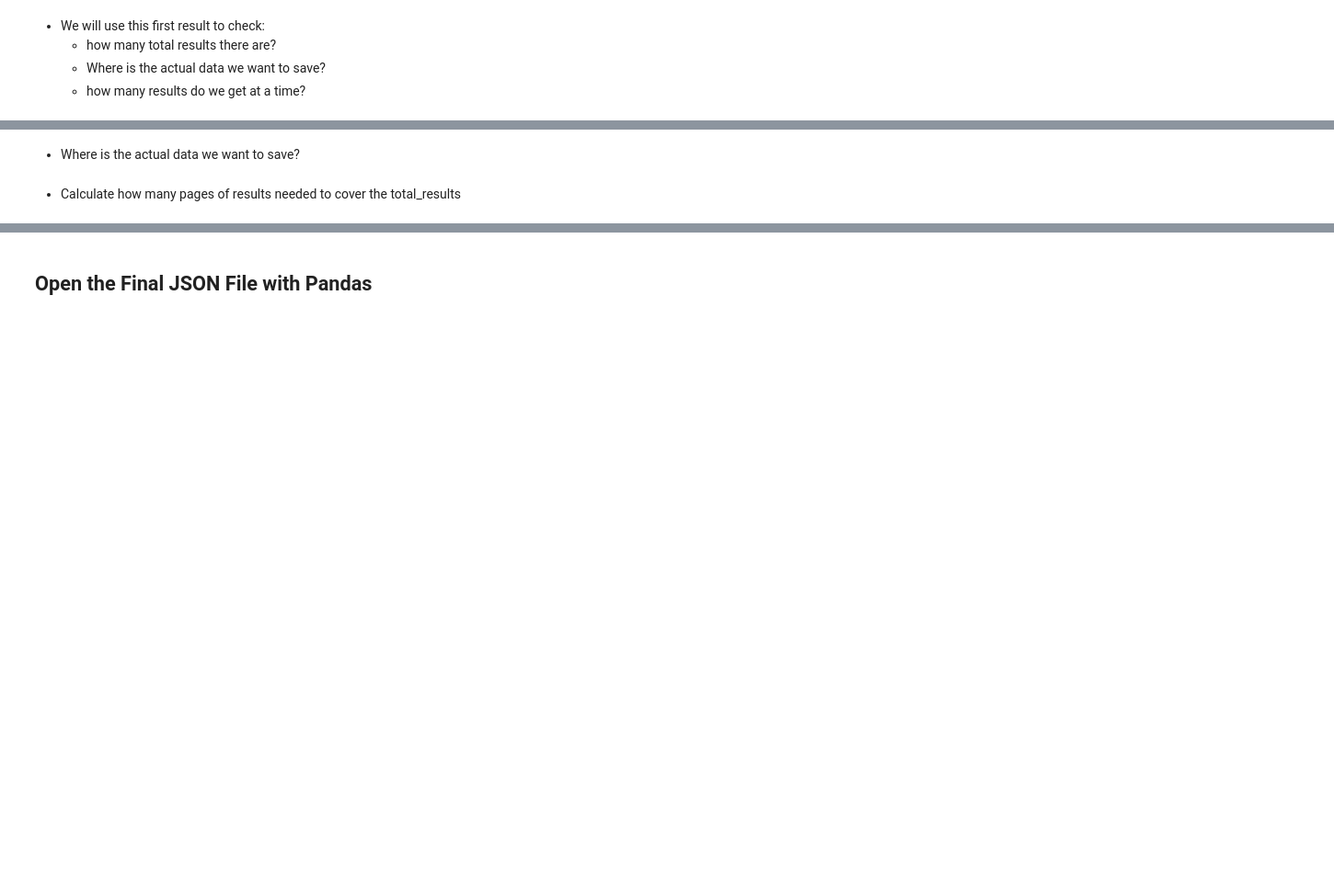
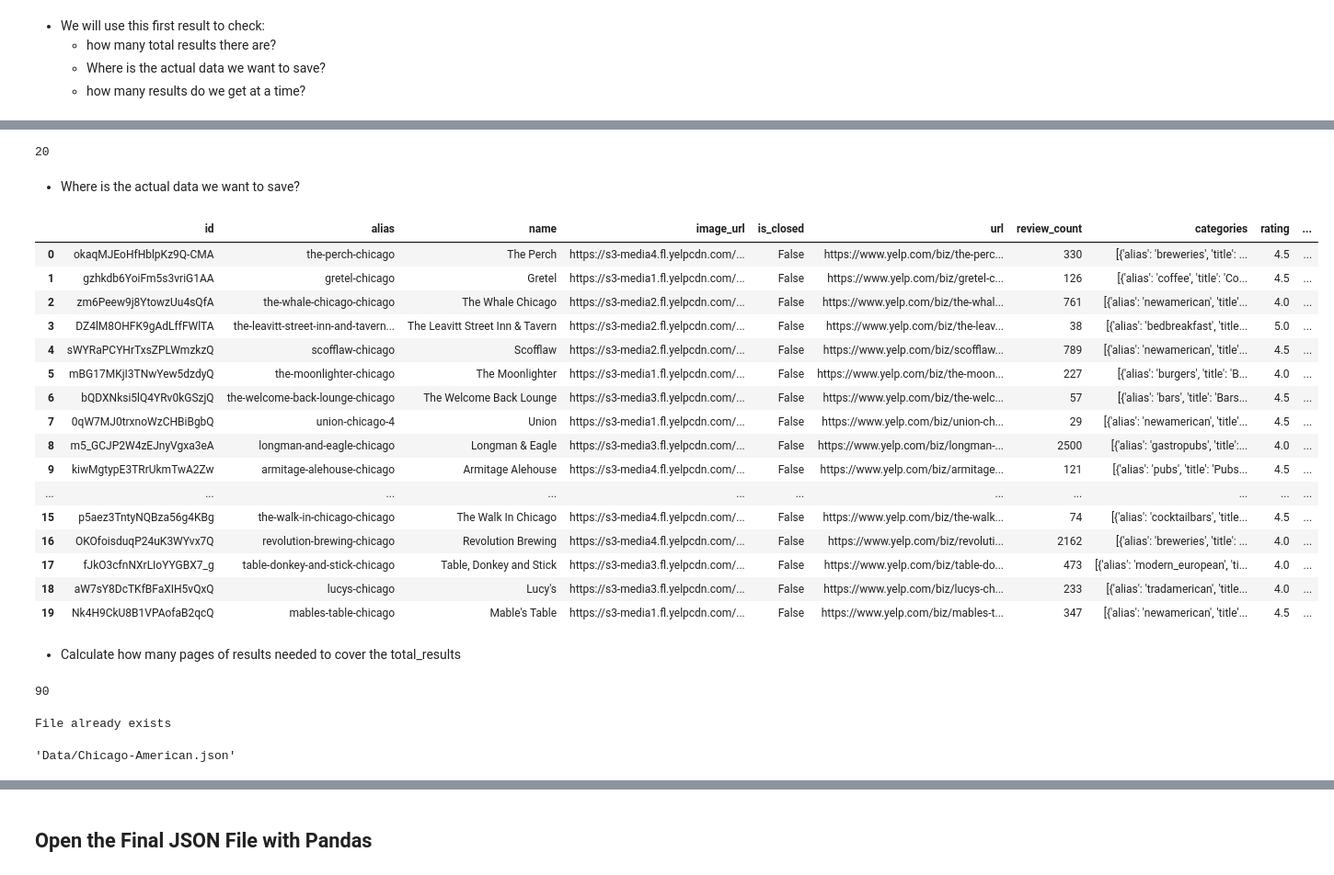
Before and after one commit to dee-ah-nuh/data-enrichment-wk14-activity-mapping-yelp-api-results, a Jupyter notebook: Part1-Extracting and Saving Data from Yelp API.ipynb, the cells around one changed output, grey strips where cells are left out. Shown at 92% size. Drawn from its saved outputs; the diff is of its cells as text; code cells hidden in the pictures; blank space fills up the shorter version.

```diff
--- a/Part1-Extracting and Saving Data from Yelp API.ipynb
+++ b/Part1-Extracting and Saving Data from Yelp API.ipynb
@@ -54,15 +53,15 @@ dict_keys(['client-id', 'api-key'])
 # %%
 # Instantiate YelpAPI Variable
 from yelpapi import YelpAPI
-yelp_api = YelpAPI(login['api-key'], timeout_s=5.0)
-yelp_api
+yelp = YelpAPI(login['api-key'], timeout_s=5.0)
+yelp
 # %% [output]
 <yelpapi.yelpapi.YelpAPI at 0x...>
 # %% [markdown]
 ### Define Search Terms and File Paths
 # %%
 # set our API call parameters and filename before the first call
-LOCATION = "Seattle, WA 98122"
-TERM = 'Coffee'
+location = "Chicago, IL, 60647"
+term = 'American'
 # %%
 ## Specify fodler for saving data
@@ -118,6 +110,6 @@ if os.path.isfile(JSON_FILE) ==False:
     - how many results do we get at a time?
 # %%
 # use our yelp_api variable's search_query method to perform our API call
-results =yelp_api.search_query(term=TERM, location = LOCATION)
-type(results)
+results =yelp.search_query(term=term, location=location)
+results
 # %% [output]
@@ -128,4 +138,33 @@ results.keys()
+# %%
+results['total']
+results
+results_per_page = len(results['businesses'])
+results_per_page
+# %% [output]
+20
 # %% [markdown]
 - Where is the actual data we want to save?
+# %%
+buss = results['businesses']
+# %%
+pd.DataFrame(buss)
+# %% [output]
+|  | id | alias | name | image_url | is_closed | url | review_count | categories | rating | ... |
+| 0 | okaqMJEoHfHblpKz9Q-CMA | the-perch-chicago | The Perch | https://s3-media4.fl.yelpcdn.com/... | False | https://www.yelp.com/biz/the-perc... | 330 | [{'alias': 'breweries', 'title': ... | 4.5 | ... |
+| 1 | gzhkdb6YoiFm5s3vriG1AA | gretel-chicago | Gretel | https://s3-media1.fl.yelpcdn.com/... | False | https://www.yelp.com/biz/gretel-c... | 126 | [{'alias': 'coffee', 'title': 'Co... | 4.5 | ... |
+| 2 | zm6Peew9j8YtowzUu4sQfA | the-whale-chicago-chicago | The Whale Chicago | https://s3-media2.fl.yelpcdn.com/... | False | https://www.yelp.com/biz/the-whal... | 761 | [{'alias': 'newamerican', 'title'... | 4.0 | ... |
+| 3 | DZ4lM8OHFK9gAdLffFWlTA | the-leavitt-street-inn-and-tavern... | The Leavitt Street Inn & Tavern | https://s3-media2.fl.yelpcdn.com/... | False | https://www.yelp.com/biz/the-leav... | 38 | [{'alias': 'bedbreakfast', 'title... | 5.0 | ... |
+| 4 | sWYRaPCYHrTxsZPLWmzkzQ | scofflaw-chicago | Scofflaw | https://s3-media2.fl.yelpcdn.com/... | False | https://www.yelp.com/biz/scofflaw... | 789 | [{'alias': 'newamerican', 'title'... | 4.5 | ... |
+| 5 | mBG17MKjI3TNwYew5dzdyQ | the-moonlighter-chicago | The Moonlighter | https://s3-media1.fl.yelpcdn.com/... | False | https://www.yelp.com/biz/the-moon... | 227 | [{'alias': 'burgers', 'title': 'B... | 4.0 | ... |
+| 6 | bQDXNksi5lQ4YRv0kGSzjQ | the-welcome-back-lounge-chicago | The Welcome Back Lounge | https://s3-media3.fl.yelpcdn.com/... | False | https://www.yelp.com/biz/the-welc... | 57 | [{'alias': 'bars', 'title': 'Bars... | 4.5 | ... |
+| 7 | 0qW7MJ0trxnoWzCHBiBgbQ | union-chicago-4 | Union | https://s3-media1.fl.yelpcdn.com/... | False | https://www.yelp.com/biz/union-ch... | 29 | [{'alias': 'newamerican', 'title'... | 4.5 | ... |
+| 8 | m5_GCJP2W4zEJnyVgxa3eA | longman-and-eagle-chicago | Longman & Eagle | https://s3-media3.fl.yelpcdn.com/... | False | https://www.yelp.com/biz/longman-... | 2500 | [{'alias': 'gastropubs', 'title':... | 4.0 | ... |
+| 9 | kiwMgtypE3TRrUkmTwA2Zw | armitage-alehouse-chicago | Armitage Alehouse | https://s3-media4.fl.yelpcdn.com/... | False | https://www.yelp.com/biz/armitage... | 121 | [{'alias': 'pubs', 'title': 'Pubs... | 4.5 | ... |
+| ... | ... | ... | ... | ... | ... | ... | ... | ... | ... | ... |
+| 15 | p5aez3TntyNQBza56g4KBg | the-walk-in-chicago-chicago | The Walk In Chicago | https://s3-media4.fl.yelpcdn.com/... | False | https://www.yelp.com/biz/the-walk... | 74 | [{'alias': 'cocktailbars', 'title... | 4.5 | ... |
+| 16 | OKOfoisduqP24uK3WYvx7Q | revolution-brewing-chicago | Revolution Brewing | https://s3-media4.fl.yelpcdn.com/... | False | https://www.yelp.com/biz/revoluti... | 2162 | [{'alias': 'breweries', 'title': ... | 4.0 | ... |
+| 17 | fJkO3cfnNXrLIoYYGBX7_g | table-donkey-and-stick-chicago | Table, Donkey and Stick | https://s3-media3.fl.yelpcdn.com/... | False | https://www.yelp.com/biz/table-do... | 473 | [{'alias': 'modern_european', 'ti... | 4.0 | ... |
+| 18 | aW7sY8DcTKfBFaXIH5vQxQ | lucys-chicago | Lucy's | https://s3-media3.fl.yelpcdn.com/... | False | https://www.yelp.com/biz/lucys-ch... | 233 | [{'alias': 'tradamerican', 'title... | 4.0 | ... |
+| 19 | Nk4H9CkU8B1VPAofaB2qcQ | mables-table-chicago | Mable's Table | https://s3-media1.fl.yelpcdn.com/... | False | https://www.yelp.com/biz/mables-t... | 347 | [{'alias': 'newamerican', 'title'... | 4.5 | ... |
 # %%
 ## How many did we get the details for?
@@ -135,4 +174,24 @@ results_per_page
 - Calculate how many pages of results needed to cover the total_results
 # %%
 # Use math.ceil to round up for the total number of pages of results.
+import math
+n_pages = math.ceil(results['total']/results_per_page)
+n_pages
+# %% [output]
+90
+# %%
+if os.path.isfile(JSON_FILE)==False:
+    # file does not exist so print message and create empty file
+    print(" The file does not exist. Creating empty file.")
+    with open(JSON_FILE,'w') as f:
+        json.dump(results['businesses'],f)
+# if file exists
+else:
+    print("File already exists")
+# %% [output]
+File already exists
+# %%
+JSON_FILE
+# %% [output]
+'Data/Chicago-American.json'
 # %%
```
Also changed, not shown: parts of 15 cells of this notebook, 1 other file.
